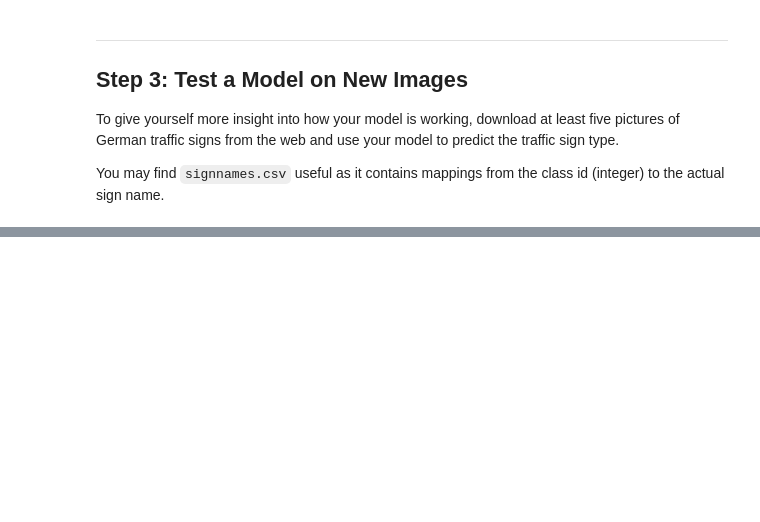
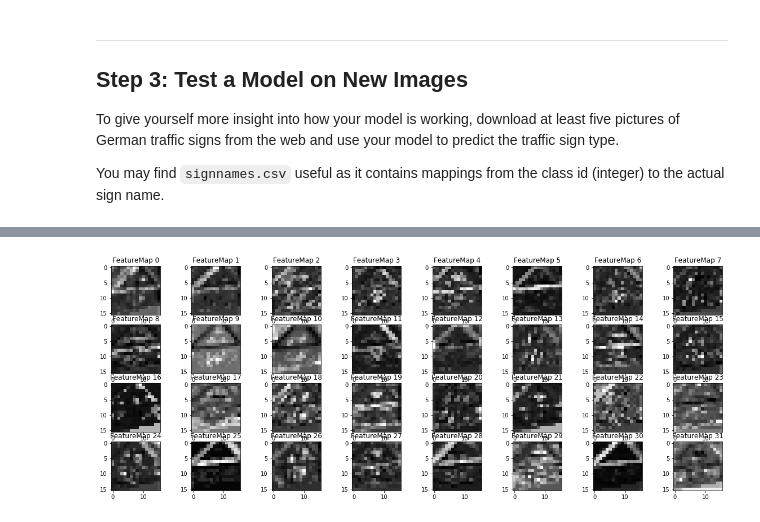
Before and after one commit to vamsiramakrishnan/TrafficSignRecognition, a Jupyter notebook: TrafficSignClassifier.ipynb, the cells around one changed output, grey strips where cells are left out. Saved outputs shown, nothing was run; the diff lists cells and outputs as text; code cells hidden in the pictures; blank space fills up the shorter version.

```diff
--- a/TrafficSignClassifier.ipynb
+++ b/TrafficSignClassifier.ipynb
@@ -627,22 +615,20 @@ if __name_ == '__main__':
 # activation_min/max: can be used to view the activation contrast in more detail, by default matplot sets min and max to the actual min and max values of the output
 # plt_num: used to plot out multiple different weight feature map sets on the same block, just extend the plt number for each new feature map entry
 
-image_path='./Test_images/SpeedLimit80kmph.png'
-image=image_normalizer(image_path)
-
-
 def outputFeatureMap(image_input, tf_activation, chkpt, activation_min=-1, activation_max=-1 ,plt_num=1):
     # Here make sure to preprocess your image_input in a way your network expects
     # with size, normalization, ect if needed
     # image_input =
     # Note: x should be the same name as your network's tensorflow data placeholder variable
     # If you get an error tf_activation is not defined it maybe having trouble accessing the variable from inside a function
+    saver=tf.train.Saver()
     with tf.Session() as sess:
         saver.restore(sess, chkpt)
         image_reshape=np.expand_dims(image_input,axis=0)
-        activation = tf_activation.eval(session=sess,feed_dict={x : image_reshape})
+        activation_ = tf.get_default_graph().get_tensor_by_name(tf_activation)
+        activation = activation_.eval(session=sess,feed_dict={x : image_reshape,is_training: False })
         featuremaps = activation.shape[3]
-        plt.figure(plt_num, figsize=(30,25))
+        plt.figure(plt_num, figsize=(20,15))
         for featuremap in range(featuremaps):
             plt.subplot(8,8, featuremap+1) # sets the number of feature maps to show on each row and column
             plt.title('FeatureMap ' + str(featuremap)) # displays the feature map number
@@ -659,2 +643,8 @@ outputFeatureMap(image,vgg1,chkpt)
+# %%
+image_path='./Test_images/DoubleSign.jpg'
+image=image_normalizer(cv2.imread(image_path))
+outputFeatureMap(image,"vgg1pool1:0",chkpt)
+# %% [output]
+[figure, added]
 # %% [markdown]
 ### Question 9
```
Also changed, not shown: parts of 37 cells of this notebook.
